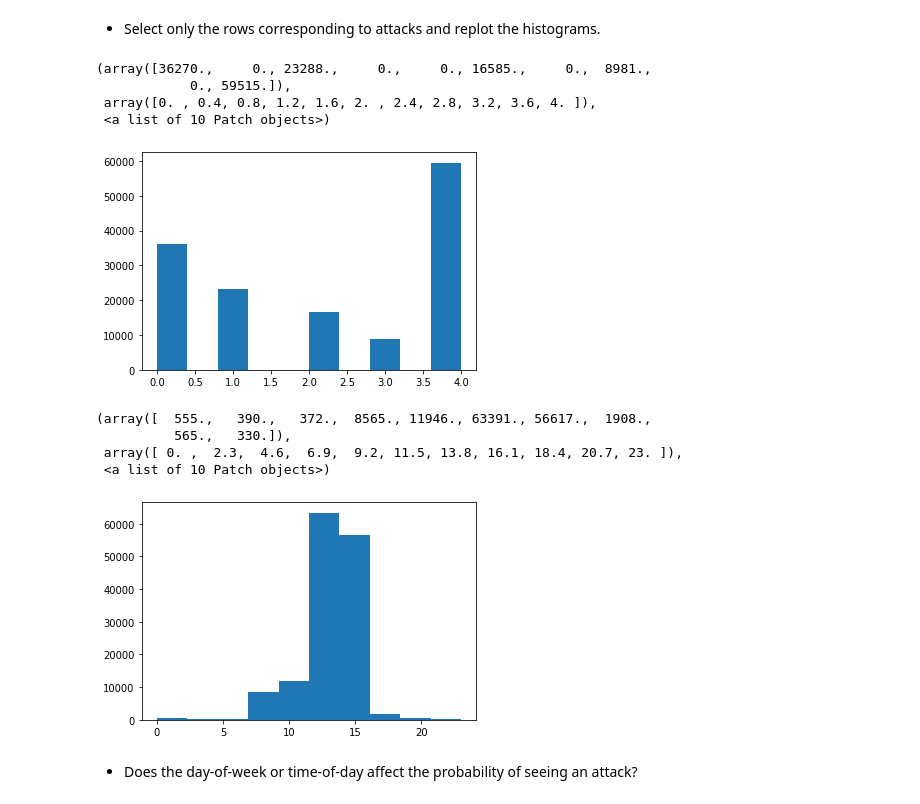
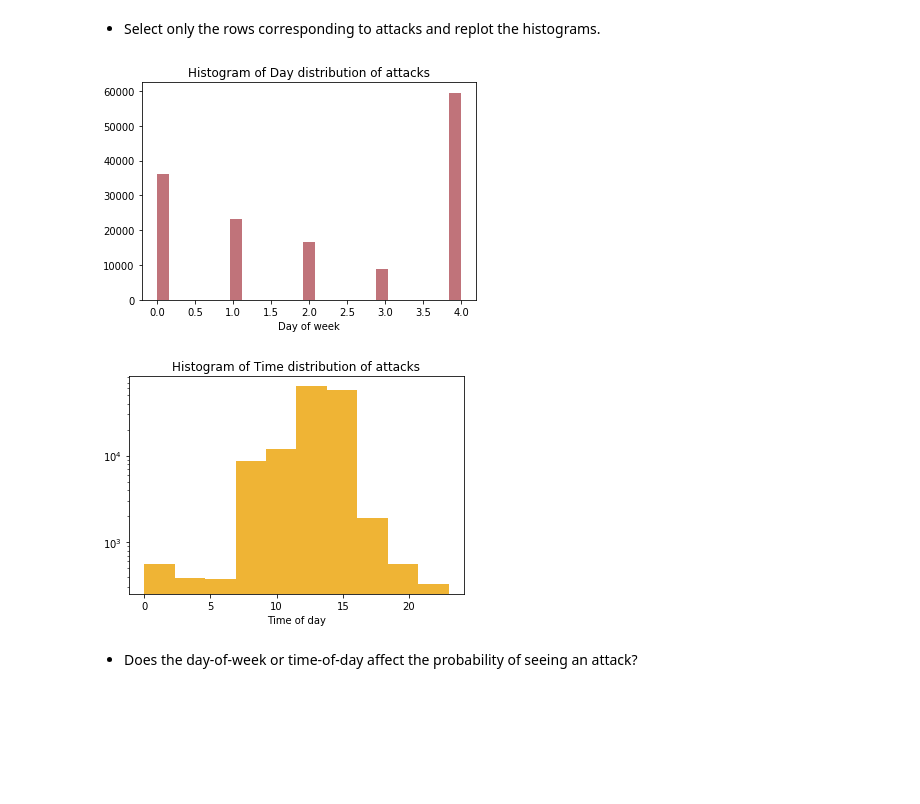
Before and after one commit to minellogiacomo/Artificial-Intelligence-for-Security, a Jupyter notebook: AI4S1.ipynb, the cells around one changed output. Saved outputs shown, nothing was run; the diff lists cells and outputs as text; code cells hidden in the pictures; blank space fills up the shorter version.

```diff
--- a/AI4S1.ipynb
+++ b/AI4S1.ipynb
@@ -41,7 +41,7 @@ drive = GoogleDrive(gauth)
 file_id = '1Gjcq50EpQOH-t-dwQVRP6MmO7JRiRDUf'
 downloaded = drive.CreateFile({'id': file_id})
 downloaded.GetContentFile('CIDDS-001-internal-week1_10pcSample.csv')
-df = pd.read_csv('CIDDS-001-internal-week1_10pcSample.csv',index_col=[0])
+df = pd.read_csv('CIDDS-001-internal-week1_10pcSample.csv',index_col=[0],dtype={'Bytes': object})
 # %%
 df.head(100)
 # %% [output]
@@ -223,23 +194,19 @@ plt.hist(df['Time of day'].values)
 # %% [markdown]
 - Select only the rows corresponding to attacks and replot the histograms.
 # %%
-#TO DO: add labels
-plt.hist(df[(df['class']=="attacker")| (df['class']=="victim")]['Day of week'].values)
+plt.title('Histogram of Day distribution of attacks')
+plt.xlabel('Day of week')
+plt.hist(df[(df['class']=="attacker")| (df['class']=="victim")]['Day of week'].values, color='xkcd:dusty rose', bins=25)
+plt.show()
 # %% [output]
-(array([36270.,     0., 23288.,     0.,     0., 16585.,     0.,  8981.,
-            0., 59515.]),
- array([0. , 0.4, 0.8, 1.2, 1.6, 2. , 2.4, 2.8, 3.2, 3.6, 4. ]),
- <a list of 10 Patch objects>)
-[figure, old version]
+[figure, new version]
 # %%
-#TO DO: add labels
-plt.hist(df[(df['class']=="attacker")| (df['class']=="victim")]['Time of day'].values)
+plt.title('Histogram of Time distribution of attacks')
+plt.xlabel('Time of day')
+plt.hist(df[(df['class']=="attacker")| (df['class']=="victim")]['Time of day'].values, color='xkcd:macaroni and cheese', log=True)
+plt.show()
 # %% [output]
-(array([  555.,   390.,   372.,  8565., 11946., 63391., 56617.,  1908.,
-          565.,   330.]),
- array([ 0. ,  2.3,  4.6,  6.9,  9.2, 11.5, 13.8, 16.1, 18.4, 20.7, 23. ]),
- <a list of 10 Patch objects>)
-[figure, old version]
+[figure, new version]
 # %% [markdown]
 - Does the day-of-week or time-of-day affect the probability of seeing an attack?
 # %% [markdown]
```
Also changed, not shown: parts of 42 cells of this notebook.
